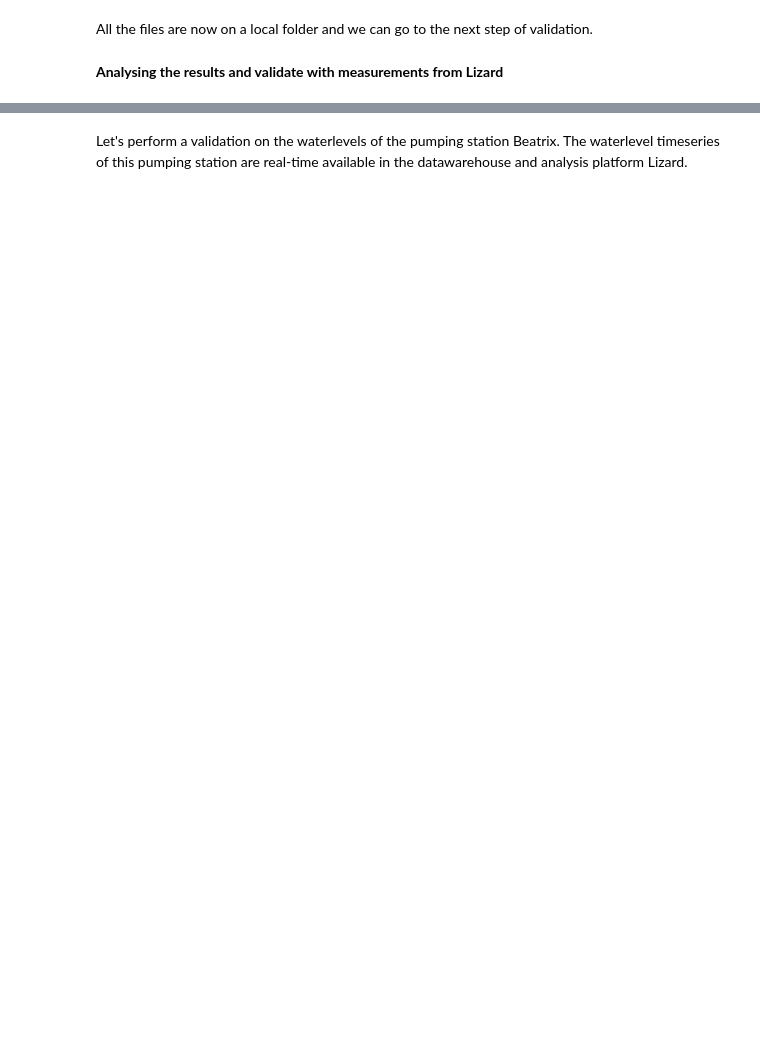
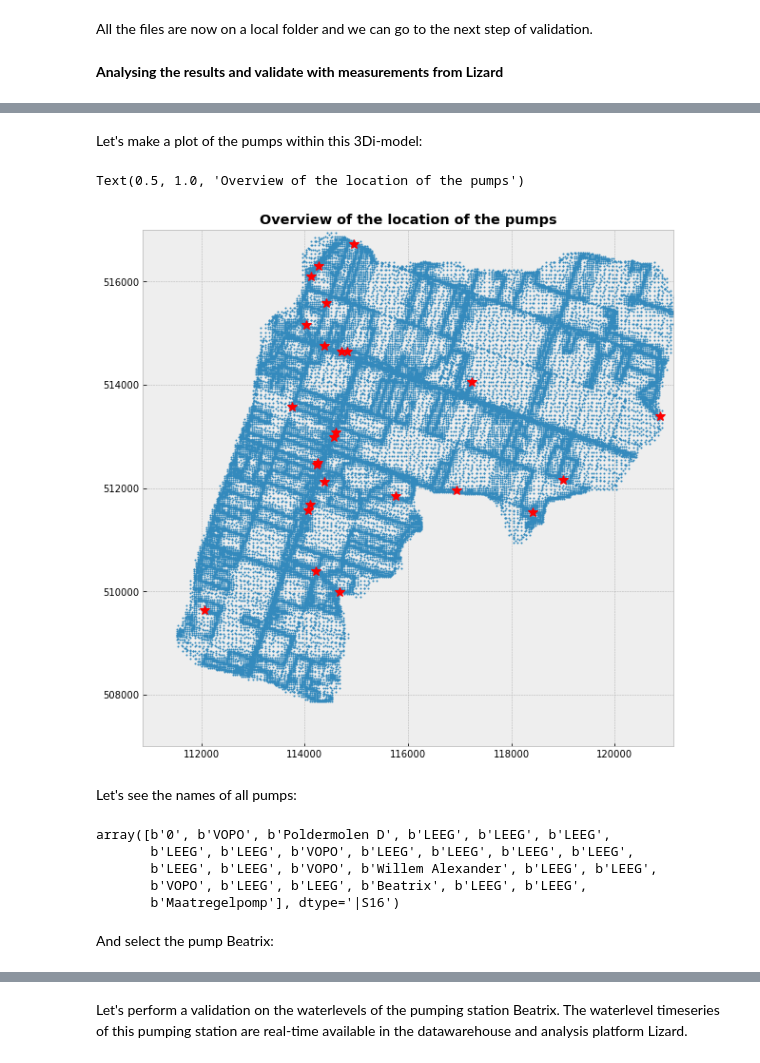
Before and after one commit to threedi/scripts-nens, a Jupyter notebook: Notebooks 3Di - API v3 - VD/notebook2 - using 3Di and Lizard together in one notebook/Notebook2 - 3Di and Lizard together in one Jupyter notebook.ipynb, the cells around one changed output, grey strips where cells are left out. Drawn from its saved outputs; the diff is of its cells as text; code cells hidden in the pictures; blank space fills up the shorter version.

```diff
--- a/Notebooks 3Di - API v3 - VD/notebook2 - using 3Di and Lizard together in one notebook/Notebook2 - 3Di and Lizard together in one Jupyter notebook.ipynb
+++ b/Notebooks 3Di - API v3 - VD/notebook2 - using 3Di and Lizard together in one notebook/Notebook2 - 3Di and Lizard together in one Jupyter notebook.ipynb
@@ -359,0 +393,30 @@ plt.title("2D Open water and 1D grid - 3Di simulation BWN Schermer", fontsize=20
+# %% [markdown]
+Let's make a plot of the pumps within this 3Di-model:
+# %%
+# Show in a plot where these nodes are in the model
+plt.figure(figsize=(10,10))
+plt.plot(ga.nodes.coordinates[0], ga.nodes.coordinates[1], '.', markersize=2)
+plt.plot(ga.pumps.node_coordinates[0], ga.pumps.node_coordinates[1], '*', color='red', markersize=10)
+
+plt.axis('tight')
+plt.axis('equal')
+
+plt.xlim(112000, 120000)
+plt.ylim(507000, 517000)
+
+plt.title('Overview of the location of the pumps', fontweight='bold')
+# %% [output]
+Text(0.5, 1.0, 'Overview of the location of the pumps')
+[figure, added]
+# %% [markdown]
+Let's see the names of all pumps:
+# %%
+ga.pumps.display_name
+# %% [output]
+array([b'0', b'VOPO', b'Poldermolen D', b'LEEG', b'LEEG', b'LEEG',
+       b'LEEG', b'LEEG', b'VOPO', b'LEEG', b'LEEG', b'LEEG', b'LEEG',
+       b'LEEG', b'LEEG', b'VOPO', b'Willem Alexander', b'LEEG', b'LEEG',
+       b'VOPO', b'LEEG', b'LEEG', b'Beatrix', b'LEEG', b'LEEG',
+       b'Maatregelpomp'], dtype='|S16')
+# %% [markdown]
+And select the pump Beatrix:
```
Also changed, not shown: parts of 33 cells of this notebook, 4 other files.
